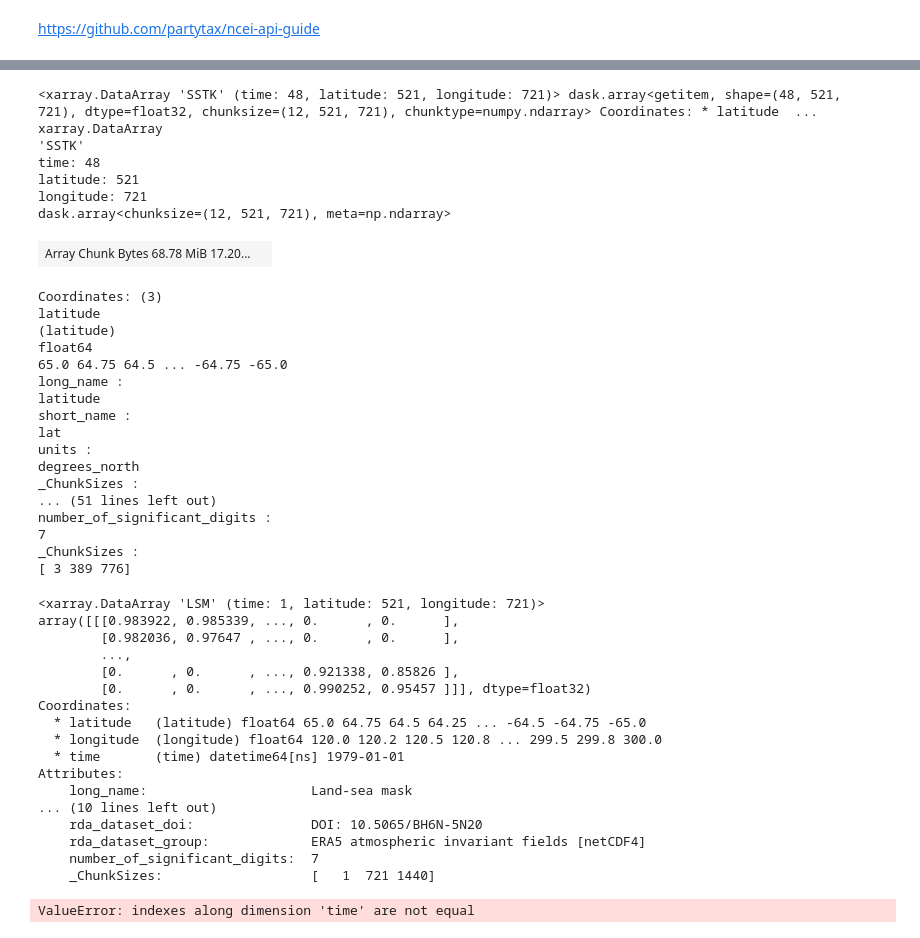
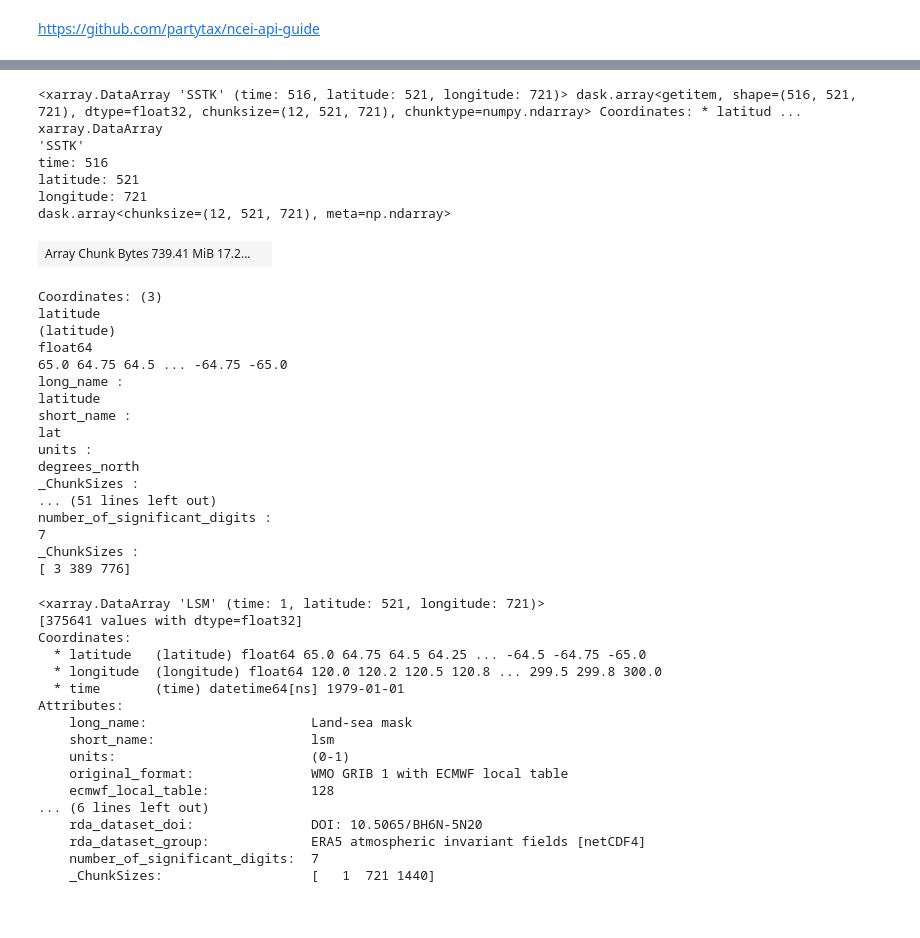
Before and after one commit to atmsillinois/time-series-and-eofs-leanneblind, a Jupyter notebook: project4_atms523_blind.ipynb, the cells around one changed output, grey strips where cells are left out. Cells and saved outputs as stored; diff of their text form; code cells hidden in the pictures.

```diff
--- a/project4_atms523_blind.ipynb
+++ b/project4_atms523_blind.ipynb
@@ -14,7 +15,7 @@ base_url3 = '.nc'
 
 # Pandas fuction that creates an array of date time objects with an annual frequency
 # during the period of interest
-pr = pd.date_range(start='1979-01',end='1982-12', freq='AS')
+pr = pd.date_range(start='1979-01',end='2021-12', freq='AS')
 
 file_list=[]
 for dt in pr:
@@ -104,16 +118,16 @@ netCDF Operators version 4.7.9 (Homepage = http://nco.sf.net, Code = http://gith
 DODS_EXTRA.Unlimited_Dimension :
 time
 # %%
-ds_sst['SSTK']
+ds_sst.SSTK
 # %% [output]
-<xarray.DataArray 'SSTK' (time: 48, latitude: 521, longitude: 721)> dask.array<getitem, shape=(48, 521, 721), dtype=float32, chunksize=(12, 521, 721), chunktype=numpy.ndarray> Coordinates: * latitude  ...
+<xarray.DataArray 'SSTK' (time: 516, latitude: 521, longitude: 721)> dask.array<getitem, shape=(516, 521, 721), dtype=float32, chunksize=(12, 521, 721), chunktype=numpy.ndarray> Coordinates: * latitud ...
 xarray.DataArray
 'SSTK'
-time: 48
+time: 516
 latitude: 521
 longitude: 721
 dask.array<chunksize=(12, 521, 721), meta=np.ndarray>
-| Array Chunk Bytes 68.78 MiB 17.20... |  |
+| Array Chunk Bytes 739.41 MiB 17.2... |  |
 Coordinates: (3)
 latitude
 (latitude)
@@ -139,24 +154,20 @@ pacific_domain_lsm = land_sea_mask['LSM'].sel(latitude=slice(pacific_north_lat,p
 # %%
-pacific_domain_lsm[]
+pacific_domain_lsm
 # %% [output]
 <xarray.DataArray 'LSM' (time: 1, latitude: 521, longitude: 721)>
-array([[[0.983922, 0.985339, ..., 0.      , 0.      ],
-        [0.982036, 0.97647 , ..., 0.      , 0.      ],
-        ...,
-        [0.      , 0.      , ..., 0.921338, 0.85826 ],
-        [0.      , 0.      , ..., 0.990252, 0.95457 ]]], dtype=float32)
+[375641 values with dtype=float32]
 Coordinates:
   * latitude   (latitude) float64 65.0 64.75 64.5 64.25 ... -64.5 -64.75 -65.0
   * longitude  (longitude) float64 120.0 120.2 120.5 120.8 ... 299.5 299.8 300.0
   * time       (time) datetime64[ns] 1979-01-01
 Attributes:
     long_name:                     Land-sea mask
-... (10 lines left out)
+    short_name:                    lsm
+    units:                         (0-1)
+    original_format:               WMO GRIB 1 with ECMWF local table
+    ecmwf_local_table:             128
+... (6 lines left out)
     rda_dataset_doi:               DOI: 10.5065/BH6N-5N20
     rda_dataset_group:             ERA5 atmospheric invariant fields [netCDF4]
     number_of_significant_digits:  7
     _ChunkSizes:                   [   1  721 1440]
-# %%
-masked_sample = ds_sst['SSTK'].where(pacific_domain_lsm == 1,np.nan)
-# %% [output]
-ValueError: indexes along dimension 'time' are not equal
```
Also changed, not shown: parts of 13 cells of this notebook.
